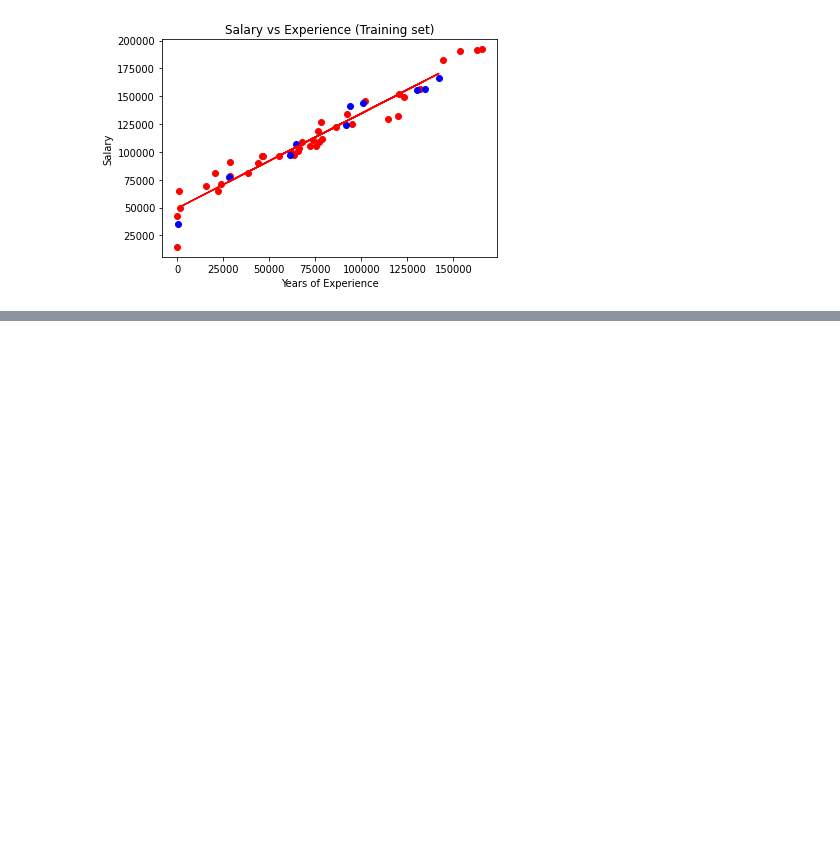
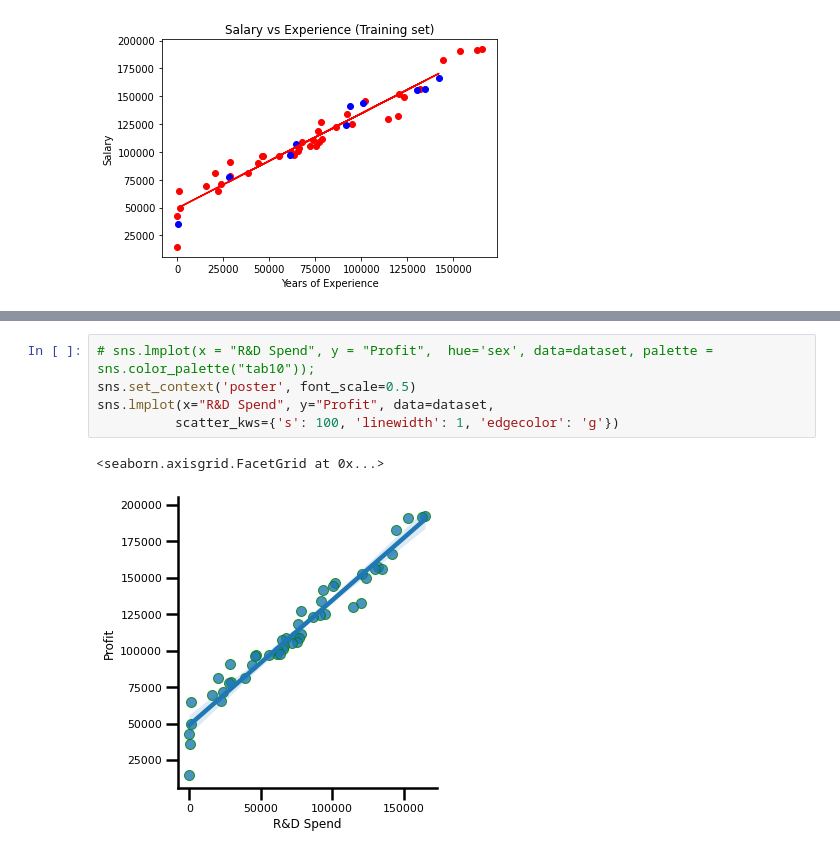
Before and after one commit to ekramasif/Basic-Machine-Learning, a Jupyter notebook: Linear_Regression.ipynb, the cells around one changed output, grey strips where cells are left out. Cells and saved outputs as stored; diff of their text form; blank space fills up the shorter version.

```diff
--- a/Linear_Regression.ipynb
+++ b/Linear_Regression.ipynb
@@ -126,0 +133,8 @@ plt.show()
+# %%
+# sns.lmplot(x = "R&D Spend", y = "Profit",  hue='sex', data=dataset, palette = sns.color_palette("tab10"));
+sns.set_context('poster', font_scale=0.5)
+sns.lmplot(x="R&D Spend", y="Profit", data=dataset,
+          scatter_kws={'s': 100, 'linewidth': 1, 'edgecolor': 'g'})
+# %% [output]
+<seaborn.axisgrid.FacetGrid at 0x...>
+[figure, added]
```
Also changed, not shown: parts of 3 cells of this notebook.
